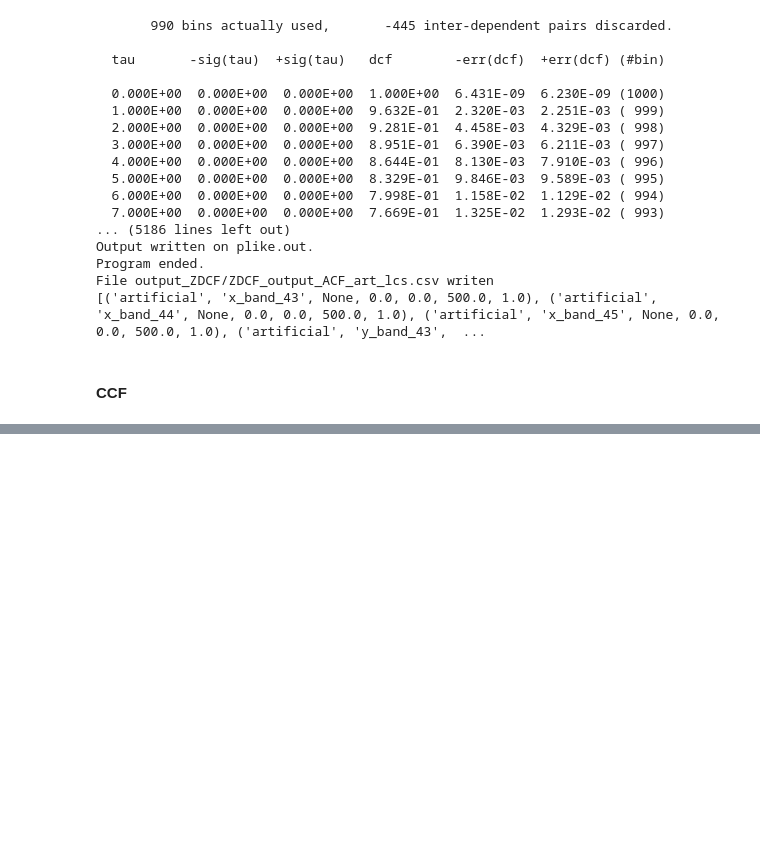
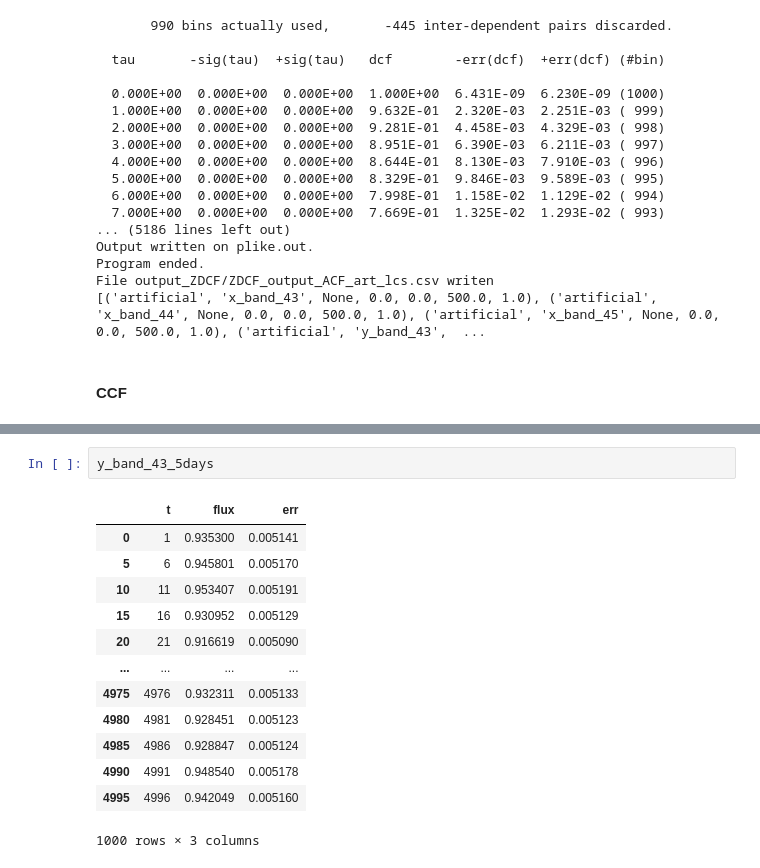
Before and after one commit to NicoGalvarino/AGN_Tutorials_Git, a Jupyter notebook: Tutorial_5_RevMap/RM_tutorial.ipynb, the cells around one changed output, grey strips where cells are left out. Saved outputs shown, nothing was run; the diff lists cells and outputs as text; blank space fills up the shorter version.

```diff
--- a/Tutorial_5_RevMap/RM_tutorial.ipynb
+++ b/Tutorial_5_RevMap/RM_tutorial.ipynb
@@ -311,0 +477,16 @@ File output_ZDCF/ZDCF_output_ACF_art_lcs.csv writen
+# %%
+y_band_43_5days
+# %% [output]
+|  | t | flux | err |
+| 0 | 1 | 0.935300 | 0.005141 |
+| 5 | 6 | 0.945801 | 0.005170 |
+| 10 | 11 | 0.953407 | 0.005191 |
+| 15 | 16 | 0.930952 | 0.005129 |
+| 20 | 21 | 0.916619 | 0.005090 |
+| ... | ... | ... | ... |
+| 4975 | 4976 | 0.932311 | 0.005133 |
+| 4980 | 4981 | 0.928451 | 0.005123 |
+| 4985 | 4986 | 0.928847 | 0.005124 |
+| 4990 | 4991 | 0.948540 | 0.005178 |
+| 4995 | 4996 | 0.942049 | 0.005160 |
+1000 rows × 3 columns
```
Also changed, not shown: parts of 39 cells of this notebook, 10 other files.
